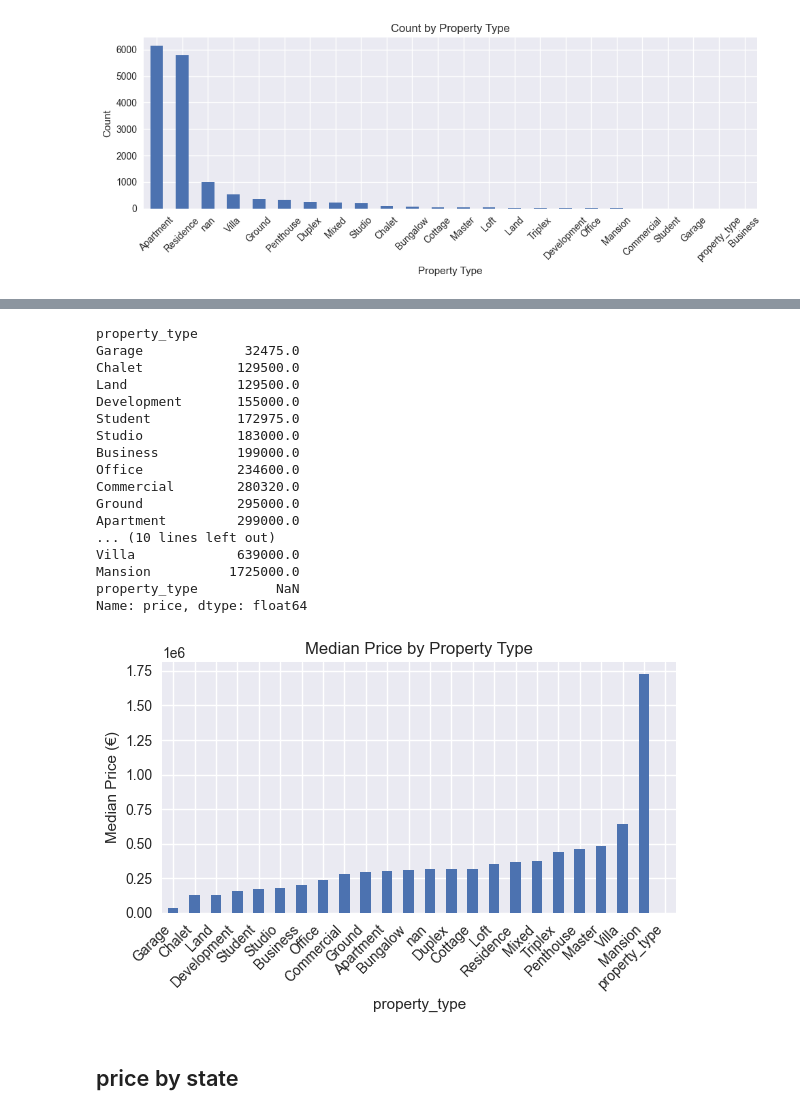
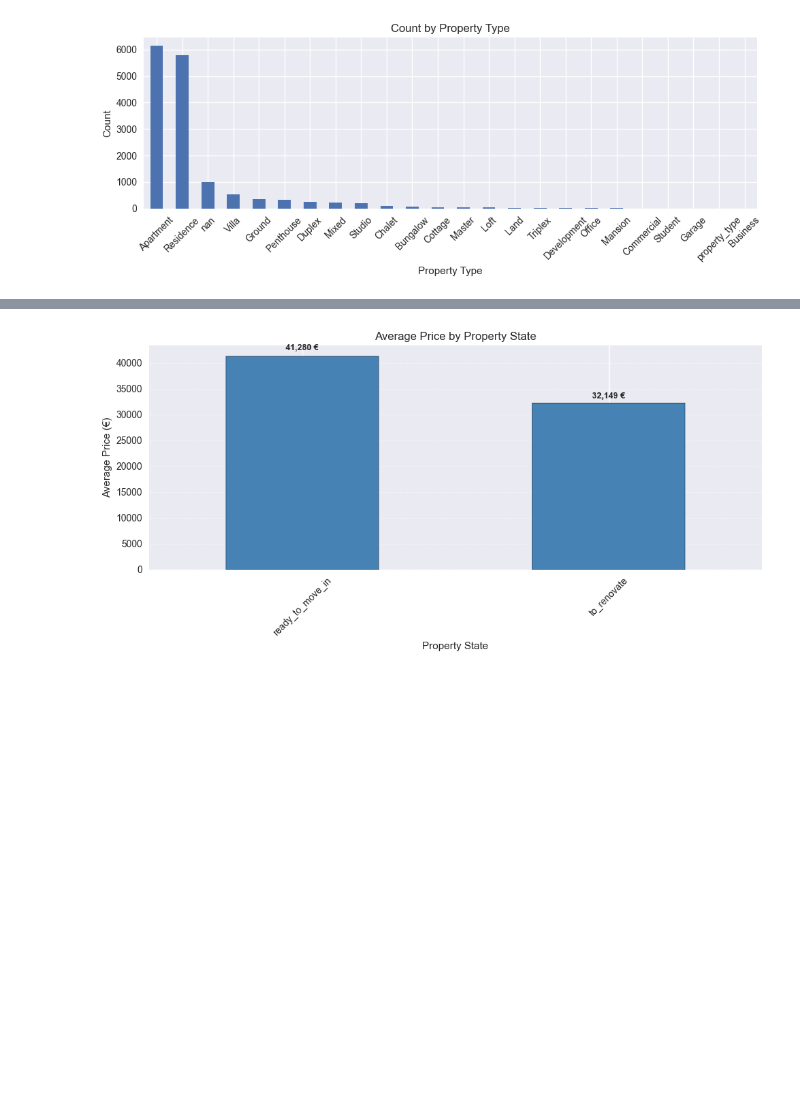
Before and after one commit to Hamideh-B-H/immo-eliza-team-horses-analysis, a Jupyter notebook: analysis/welde/data-cleaning.ipynb, the cells around one changed output, grey strips where cells are left out. Cells and saved outputs as stored; diff of their text form; code cells hidden in the pictures; blank space fills up the shorter version.

```diff
--- a/analysis/welde/data-cleaning.ipynb
+++ b/analysis/welde/data-cleaning.ipynb
@@ -908,33 +912,36 @@ if {"price", "living_area"}.issubset(df_analysis.columns):
 # %%
-if {"price", "property_type"}.issubset(df_analysis.columns):
-    type_price = df_analysis.groupby("property_type")["price"].median().sort_values()
-    print(type_price)
 
-    plt.figure(figsize=(6,4))
-    type_price.plot(kind="bar")
-    plt.title("Median Price by Property Type")
-    plt.ylabel("Median Price (€)")
-    plt.xticks(rotation=45, ha="right")
-    plt.tight_layout()
-    plt.show()
+
+# Compute average price per state
+avg_price_state = (
+    df_clean.groupby("state_mapped", observed=False)["price"]
+    .mean()
+    .dropna()
+    .sort_values(ascending=False)
+)
+
+plt.figure(figsize=(10,5))
+ax = avg_price_state.plot(kind="bar", color="steelblue", edgecolor="black")
+
+plt.title("Average Price by Property State")
+plt.xlabel("Property State")
+plt.ylabel("Average Price (€)")
+plt.xticks(rotation=45)
+plt.grid(axis="y", linestyle="--", alpha=0.4)
+
+# Add value labels
+for i, value in enumerate(avg_price_state.values):
+    ax.text(
+        i,
+        value * 1.02,
+        f"{value:,.0f} €",
+        ha="center",
+        va="bottom",
+        fontsize=9,
+        fontweight="bold"
+    )
+
+plt.tight_layout()
+plt.show()
 # %% [output]
-property_type
-Garage             32475.0
-Chalet            129500.0
-Land              129500.0
-Development       155000.0
-Student           172975.0
-Studio            183000.0
-Business          199000.0
-Office            234600.0
-Commercial        280320.0
-Ground            295000.0
-Apartment         299000.0
-... (10 lines left out)
-Villa             639000.0
-Mansion          1725000.0
-property_type          NaN
-Name: price, dtype: float64
-[figure, old version]
+[figure, new version]
-# %% [markdown]
-## price by state
```
Also changed, not shown: parts of 30 cells of this notebook, 1 other file.
